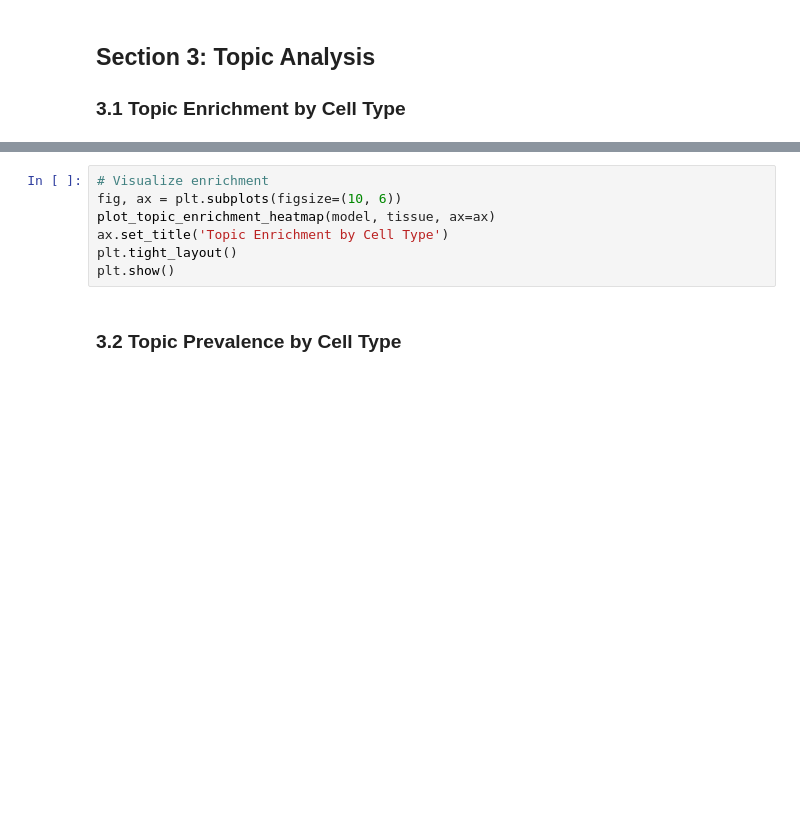
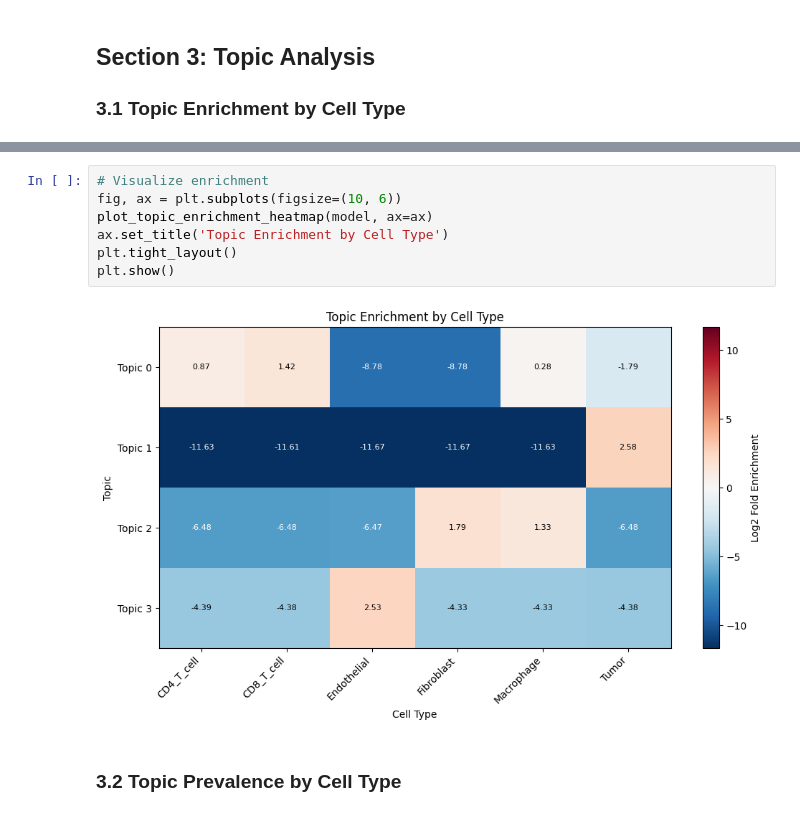
Before and after one commit to emcramer/spatialtissuepy, a Jupyter notebook: docs/tutorials/07_spatial_lda.ipynb, the cells around one changed output, grey strips where cells are left out. Drawn from its saved outputs; the diff is of its cells as text; blank space fills up the shorter version.

```diff
--- a/docs/tutorials/07_spatial_lda.ipynb
+++ b/docs/tutorials/07_spatial_lda.ipynb
@@ -233,10 +290,12 @@ print(enrichment.round(3))
 # %%
 # Visualize enrichment
 fig, ax = plt.subplots(figsize=(10, 6))
-plot_topic_enrichment_heatmap(model, tissue, ax=ax)
+plot_topic_enrichment_heatmap(model, ax=ax)
 ax.set_title('Topic Enrichment by Cell Type')
 plt.tight_layout()
 plt.show()
+# %% [output]
+[figure, added]
 # %% [markdown]
 ### 3.2 Topic Prevalence by Cell Type
 # %%
```
Also changed, not shown: parts of 19 cells of this notebook, 1 other file.
